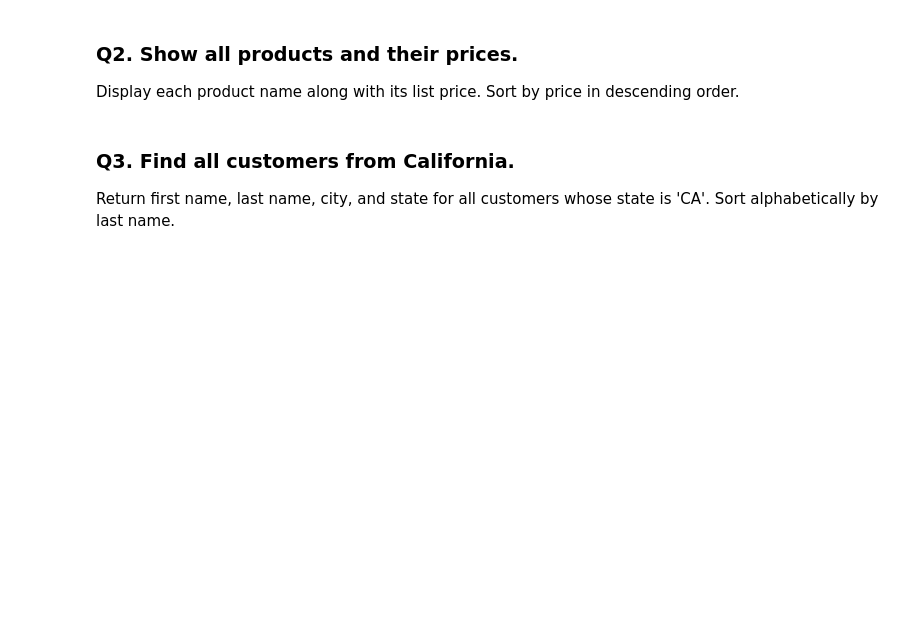
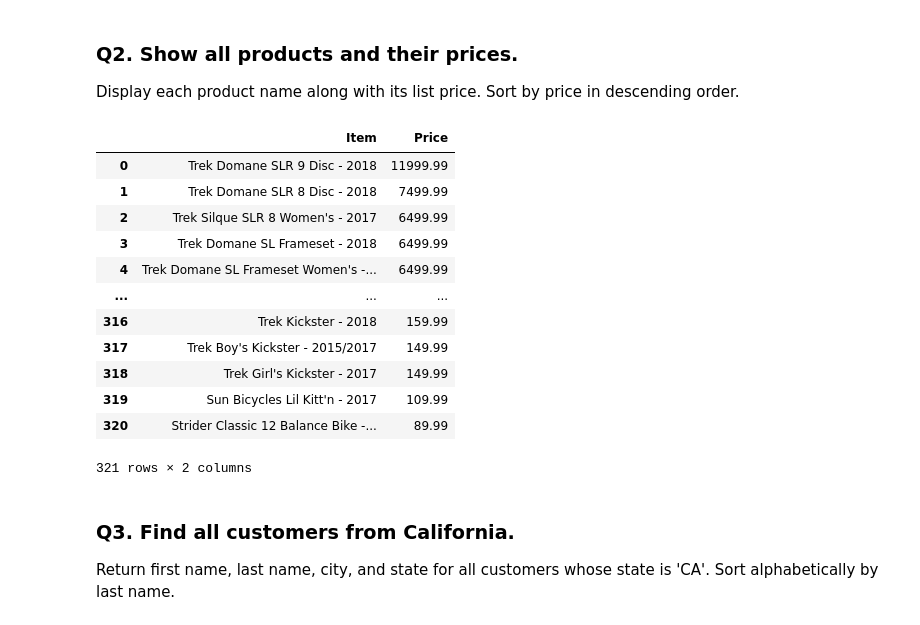
Before and after one commit to angelakberry/SQL_More_Fun, a Jupyter notebook: workflow_practice.ipynb, the cells around one changed output. Cells and saved outputs as stored; diff of their text form; code cells hidden in the pictures; blank space fills up the shorter version.

```diff
--- a/workflow_practice.ipynb
+++ b/workflow_practice.ipynb
@@ -83,7 +108,26 @@ Return the first name, last name, and city of each customer. Sort alphabetically
 
 Display each product name along with its list price. Sort by price in descending order.
 # %%
-# Your query here
+query = """
+SELECT product_name AS Item, list_price AS Price
+FROM products
+ORDER BY list_price DESC;
+"""
+pd.read_sql(query, connection)
+# %% [output]
+|  | Item | Price |
+| 0 | Trek Domane SLR 9 Disc - 2018 | 11999.99 |
+| 1 | Trek Domane SLR 8 Disc - 2018 | 7499.99 |
+| 2 | Trek Silque SLR 8 Women's - 2017 | 6499.99 |
+| 3 | Trek Domane SL Frameset - 2018 | 6499.99 |
+| 4 | Trek Domane SL Frameset Women's -... | 6499.99 |
+| ... | ... | ... |
+| 316 | Trek Kickster - 2018 | 159.99 |
+| 317 | Trek Boy's Kickster - 2015/2017 | 149.99 |
+| 318 | Trek Girl's Kickster - 2017 | 149.99 |
+| 319 | Sun Bicycles Lil Kitt'n - 2017 | 109.99 |
+| 320 | Strider Classic 12 Balance Bike -... | 89.99 |
+321 rows × 2 columns
 # %% [markdown]
 ### Q3. Find all customers from California.
 
```
Also changed, not shown: parts of 8 cells of this notebook, 1 other file.
